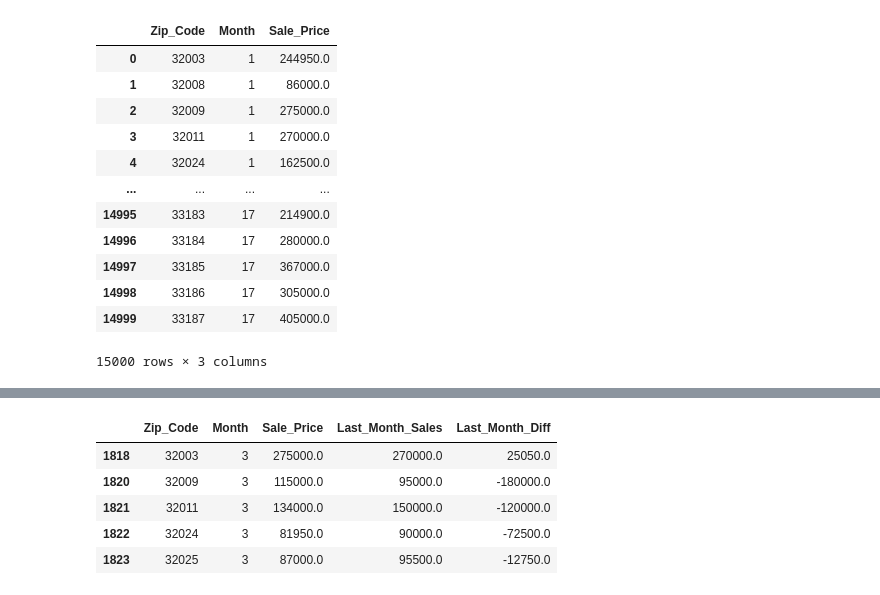
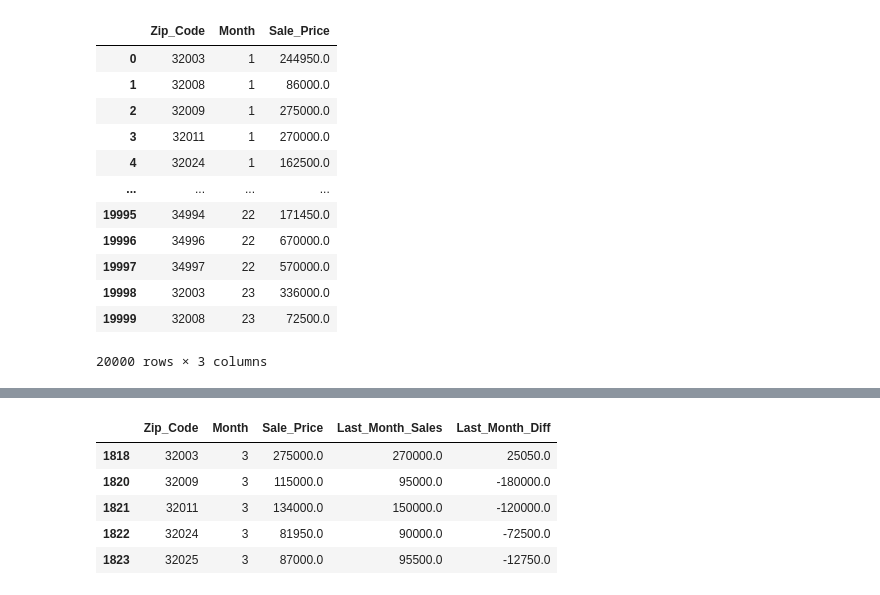
Before and after one commit to FinalProject-2021/Housing_Valuation, a Jupyter notebook: ML_model_K.ipynb, the cells around one changed output, grey strips where cells are left out. Drawn from its saved outputs; the diff is of its cells as text; code cells hidden in the pictures.

```diff
--- a/ML_model_K.ipynb
+++ b/ML_model_K.ipynb
@@ -97,25 +46,25 @@ dtype: object
 # %%
 melt = data.melt(id_vars='Zip_Code', var_name='Month', value_name='Sale_Price')
 
 melt['Zip_Code'] = melt['Zip_Code']
 melt['Month'] = melt['Month']
 
 melt = melt.sort_values(['Month', 'Zip_Code'])
-melt.head(15000)
+melt.head(20000)
 # %% [output]
 |  | Zip_Code | Month | Sale_Price |
 | 0 | 32003 | 1 | 244950.0 |
 | 1 | 32008 | 1 | 86000.0 |
 | 2 | 32009 | 1 | 275000.0 |
 | 3 | 32011 | 1 | 270000.0 |
 | 4 | 32024 | 1 | 162500.0 |
 | ... | ... | ... | ... |
-| 14995 | 33183 | 17 | 214900.0 |
-| 14996 | 33184 | 17 | 280000.0 |
-| 14997 | 33185 | 17 | 367000.0 |
-| 14998 | 33186 | 17 | 305000.0 |
-| 14999 | 33187 | 17 | 405000.0 |
+| 19995 | 34994 | 22 | 171450.0 |
+| 19996 | 34996 | 22 | 670000.0 |
+| 19997 | 34997 | 22 | 570000.0 |
+| 19998 | 32003 | 23 | 336000.0 |
+| 19999 | 32008 | 23 | 72500.0 |
-15000 rows × 3 columns
+20000 rows × 3 columns
 # %%
 index = melt.index
 number_of_rows = len(index)
```
Also changed, not shown: parts of 13 cells of this notebook.
